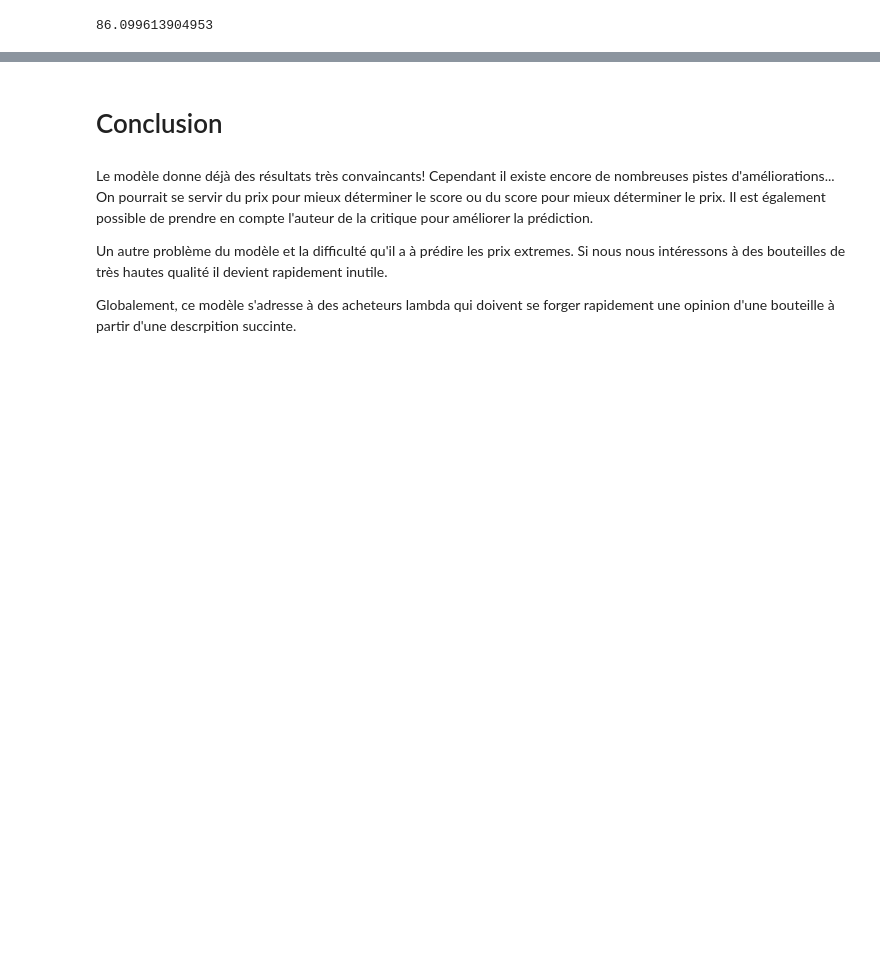
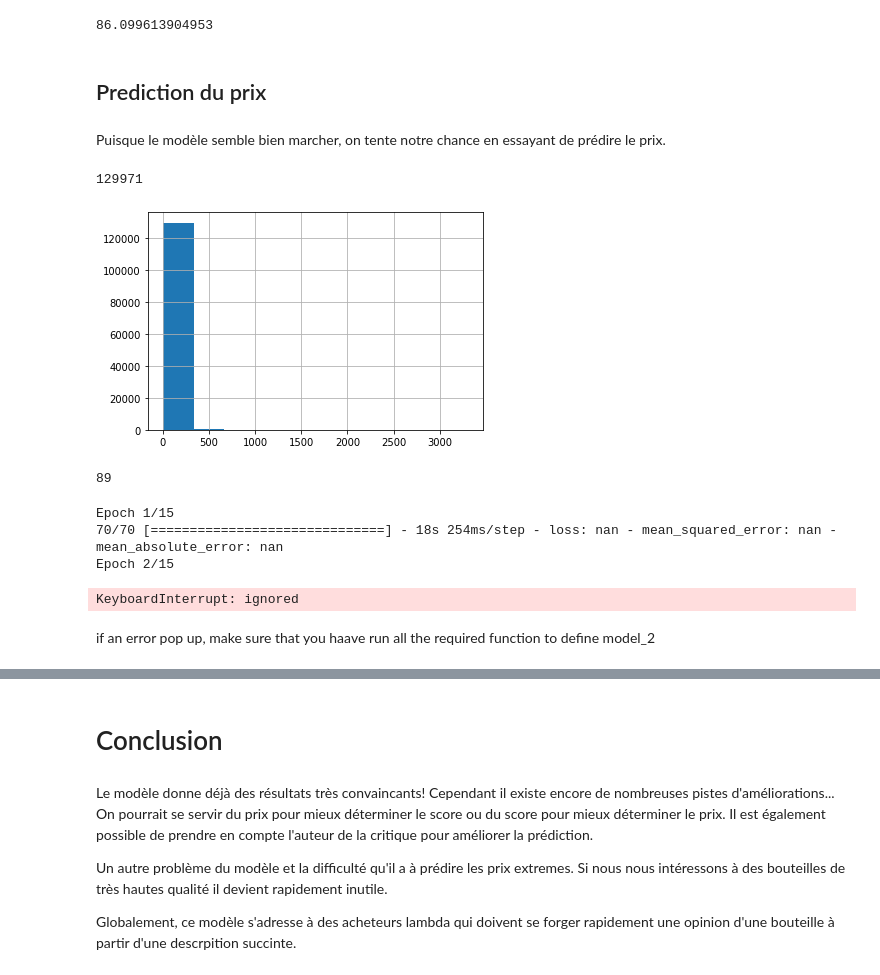
Before and after one commit to BenJMaurel/Wine_project, a Jupyter notebook: wine_project_11_12.ipynb, the cells around one changed output, grey strips where cells are left out. Drawn from its saved outputs; the diff is of its cells as text; code cells hidden in the pictures; blank space fills up the shorter version.

```diff
--- a/wine_project_11_12.ipynb
+++ b/wine_project_11_12.ipynb
@@ -1140,3 +1122,50 @@ def predict_wine_score(sentence):
 predict_wine_score("After the white, the red. Wine with a nice roundness, a nice spicy and fleshy side. It is powerful and subtle at the same time. It's organic and it's all good. One of my reference domains in Côtes de Provence.")
 # %% [output]
 86.099613904953
+# %% [markdown]
+## Prediction du prix
+# %% [markdown]
+Puisque le modèle semble bien marcher, on tente notre chance en essayant de prédire le prix.
+# %%
+
+data_10000 = data.sample(frac = 1, random_state = 1)
+X_LTSM = data_10000['description']
+Y_LTSM = data_10000['price']
+Y_LTSM = Y_LTSM.fillna(method='backfill')
+
+print(len(X_LTSM))
+
+X_LTSM = np.array(X_LTSM)
+Y_LTSM = np.array(Y_LTSM)
+
+mask1 = np.ones(len(Y_LTSM), dtype=bool)
+for i in range(len(X_LTSM)):
+  if Y_LTSM[i] >np.quantile(Y_LTSM,0.98):
+    mask1[i] = False
+X_LTSM = X_LTSM[mask1]
+Y_LTSM = Y_LTSM[mask1]
+
+size =[]
+for i in range(len(X_LTSM)):
+  size.append(len(X_LTSM[i].split()))
+size = np.array(size)
+
+mask2 = np.ones(len(X_LTSM), dtype=bool)
+for i in range(len(X_LTSM)):
+  if len(X_LTSM[i].split())>np.quantile(size,0.999):
+    mask2[i] = False
+X_LTSM = X_LTSM[mask2]
+Y_LTSM = Y_LTSM[mask2]
+
+pd.Series(Y_LTSM).hist()
+plt.show()
+
+min_Y = Y_LTSM.min()
+max_Y = Y_LTSM.max()
+Y_LTSM = (Y_LTSM - min_Y)/(max_Y - min_Y)
+size = size[mask2]
+size.max()
+# %% [output]
+129971
+[figure, added]
+89
@@ -1142,0 +1202,12 @@ predict_wine_score("After the white, the red. Wine with a nice roundness, a nice
+# %%
+model_2 = Wine_model_2((size.max(),), word_to_vec_map, word_to_index)
+model_2.compile(loss='mean_squared_error', optimizer='adam', metrics= [metrics.mean_squared_error,
+                       metrics.mean_absolute_error])
+model_2.fit(X_train_indices, Y_train, epochs = 15, batch_size = 1500, shuffle=True)
+# %% [output]
+Epoch 1/15
+70/70 [==============================] - 18s 254ms/step - loss: nan - mean_squared_error: nan - mean_absolute_error: nan
+Epoch 2/15
+KeyboardInterrupt: ignored
+# %% [markdown]
+if an error pop up, make sure that you haave run all the required function to define model_2
```
Also changed, not shown: parts of 70 cells of this notebook.
